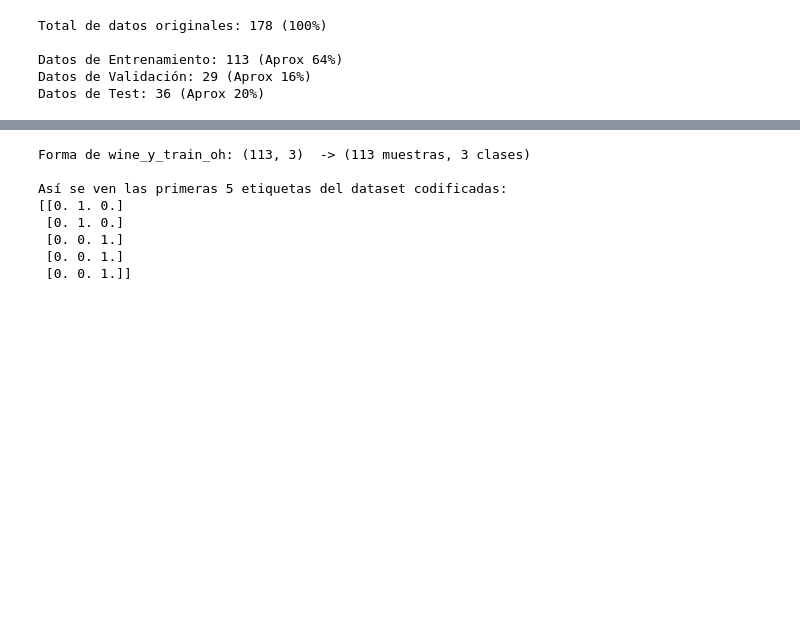
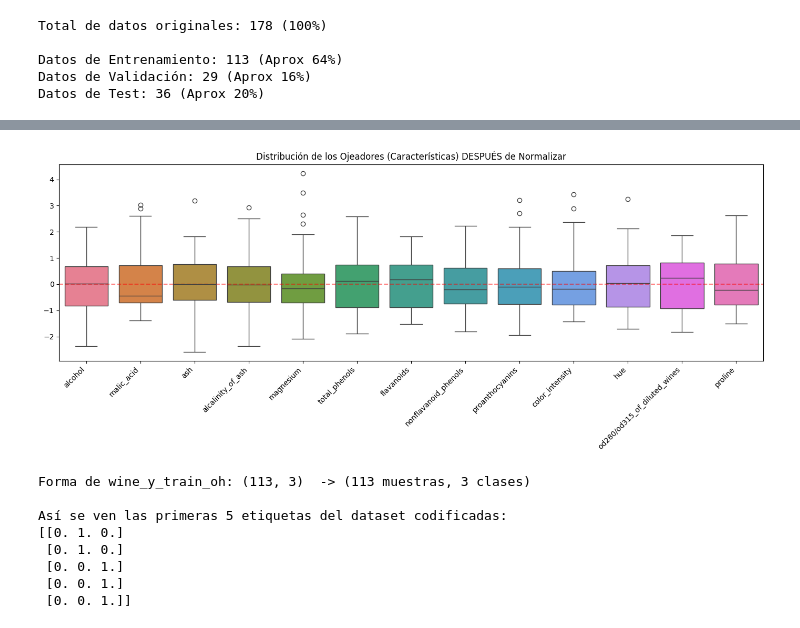
Before and after one commit to SrAlcantara/uoc-2526-ac, a Jupyter notebook: PAC2_2025_2_enunciado_ESP.ipynb, the cells around one changed output, grey strips where cells are left out. Saved outputs shown, nothing was run; the diff lists cells and outputs as text; code cells hidden in the pictures; blank space fills up the shorter version.

Commit message:
Ejercicio 2. Normalización. Validación visual con BoxPlot

```diff
--- a/PAC2_2025_2_enunciado_ESP.ipynb
+++ b/PAC2_2025_2_enunciado_ESP.ipynb
@@ -1081,3 +1094,27 @@ dtype: float64
+# %%
+# Validación visual de la normalización.
+
+import matplotlib.pyplot as plt
+import seaborn as sns
+
+# Hacemos el gráfico un poco más grande para que quepan los 13 nombres
+plt.figure(figsize=(14, 6))
+
+# Dibujamos las "cajas" con nuestros datos normalizados
+sns.boxplot(data=df_wine_normalizado)
+
+# Giramos los nombres de las columnas para poder leerlos bien
+plt.xticks(rotation=45, ha='right')
+
+# Le ponemos un título
+plt.title("Distribución de los Ojeadores (Características) DESPUÉS de Normalizar")
+plt.axhline(0, color='red', linestyle='--', alpha=0.5) # Línea roja en el 0 (la nueva media)
+
+# Mostramos el gráfico
+plt.tight_layout()
+plt.show()
+# %% [output]
+[figure, added]
 # %%
 # Codificación one-hot
 
```
Also changed, not shown: parts of 1 cell of this notebook.
